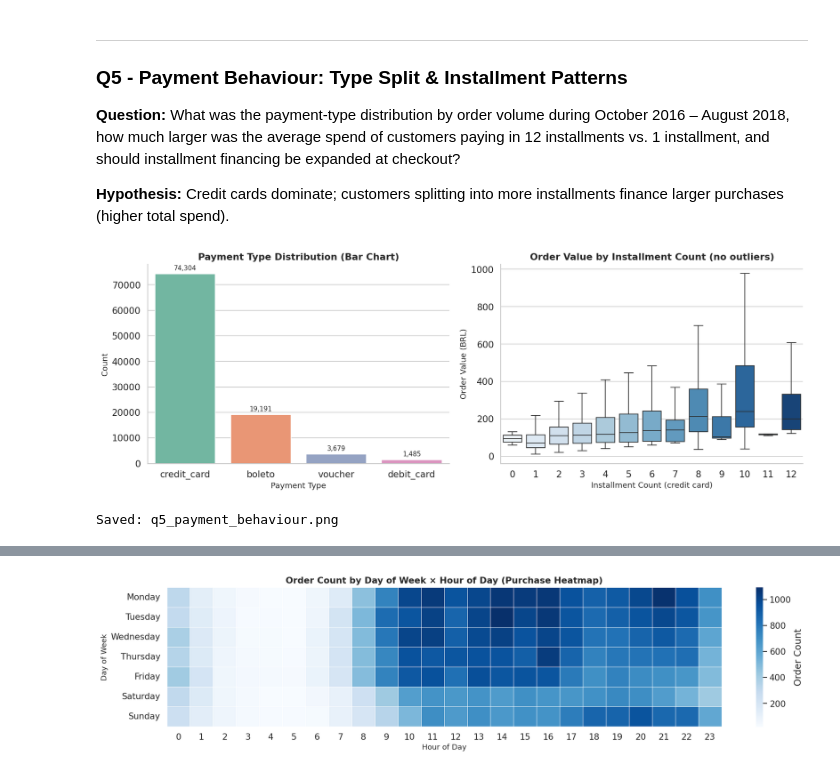
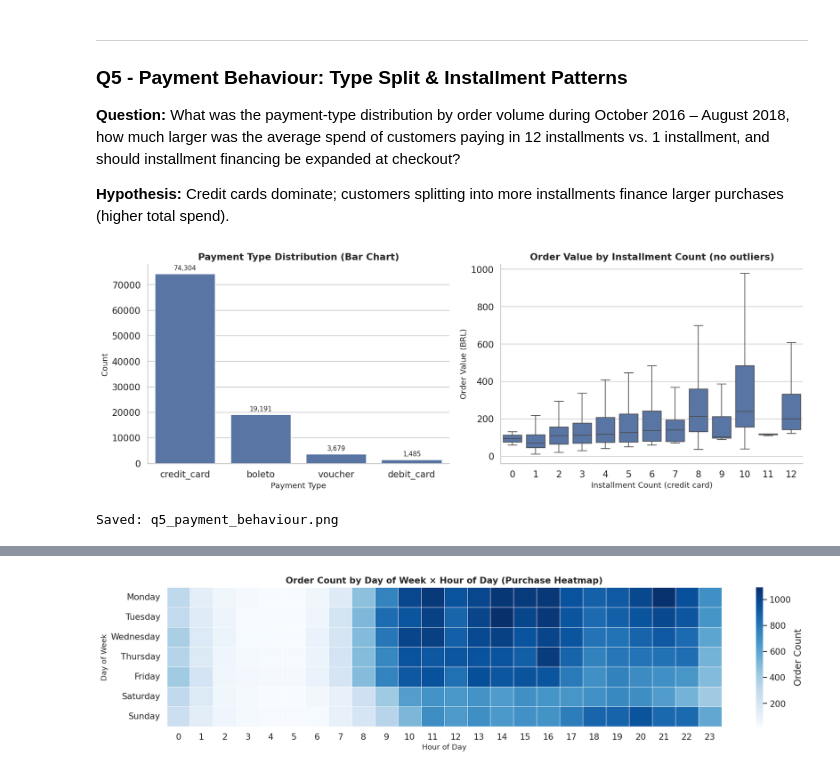
Before and after one commit to tommyalba/data_analysis_project-dicoding, a Jupyter notebook: notebook.ipynb, the cells around one changed output, grey strips where cells are left out. Saved outputs shown, nothing was run; the diff lists cells and outputs as text; code cells hidden in the pictures.

```diff
--- a/notebook.ipynb
+++ b/notebook.ipynb
@@ -1431,7 +1402,7 @@ sns.barplot(
     data=pay_expanded,
     x='payment_type',
     y='count',
-    palette='Set2',
+    color=BRAND_COLOR,
     ax=axes[0],
 )
 
@@ -1440,35 +1411,35 @@ for p in axes[0].patches:
     height = p.get_height()
     axes[0].annotate(
         f'{height:,.0f}',
         (p.get_x() + p.get_width() / 2., height),
         ha='center',
         va='bottom',
         fontsize=9,
         xytext=(0, 3),
         textcoords='offset points',
 )
 axes[0].set_xlabel('Payment Type', fontsize=11)
 axes[0].set_ylabel('Count', fontsize=11)
 axes[0].set_title('Payment Type Distribution (Bar Chart)', fontsize=13, fontweight='bold')
 axes[0].tick_params(axis='x') #rotation=15)
 
 sns.boxplot(
     data=cc_df,
     x='payment_installments',
     y='payment_total_value',
-    palette='Blues',
+    color=BRAND_COLOR,
     showfliers=False,
     ax=axes[1],
 )
 axes[1].set_xlabel('Installment Count (credit card)', fontsize=11)
 axes[1].set_ylabel('Order Value (BRL)', fontsize=11)
 axes[1].set_title('Order Value by Installment Count (no outliers)', fontsize=13, fontweight='bold')
 plt.tight_layout()
 plt.savefig('dashboard/data/q5_payment_behaviour.png', dpi=150, bbox_inches='tight')
 plt.show()
 print('Saved: q5_payment_behaviour.png')
 # %% [output]
-[figure, old version]
+[figure, new version]
 Saved: q5_payment_behaviour.png
 # %%
 # ── Plotly — installment count bar + avg order value line ───────────────────
```
Also changed, not shown: parts of 12 cells of this notebook, 4 other files.
